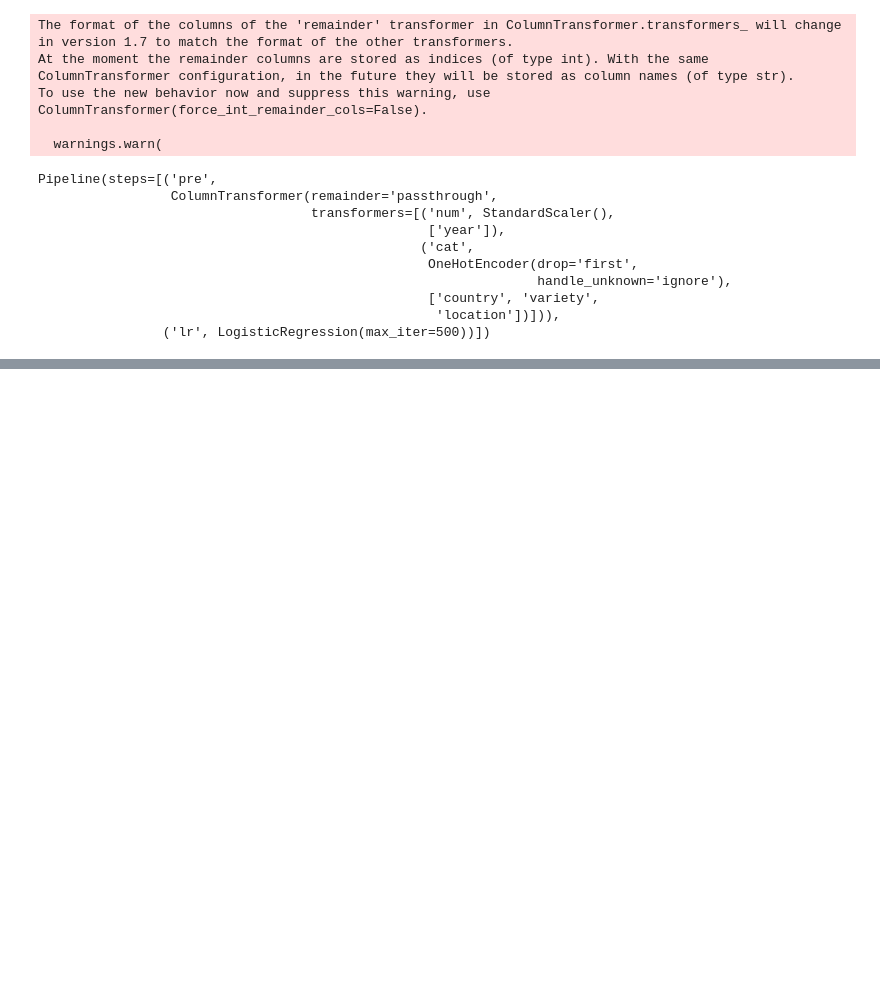
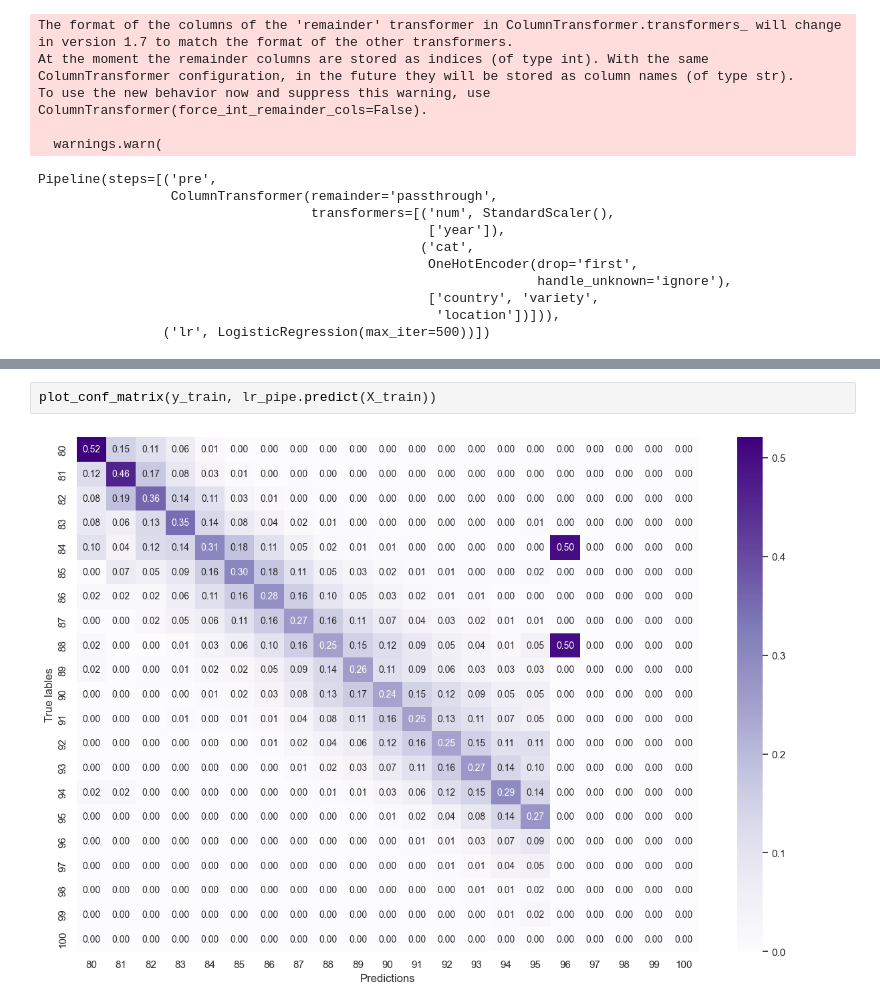
Before and after one commit to pasmith/oenologist, a Jupyter notebook: wine_reviews-confusion_matrix.ipynb, the cells around one changed output, grey strips where cells are left out. Saved outputs shown, nothing was run; the diff lists cells and outputs as text; blank space fills up the shorter version.

```diff
--- a/wine_reviews-confusion_matrix.ipynb
+++ b/wine_reviews-confusion_matrix.ipynb
@@ -242,0 +313,4 @@ plot_conf_matrix(y_test, lr_pipe.predict(X_test))
+# %%
+plot_conf_matrix(y_train, lr_pipe.predict(X_train))
+# %% [output]
+[figure, added]
```
Also changed, not shown: parts of 13 cells of this notebook, 7 other files.
